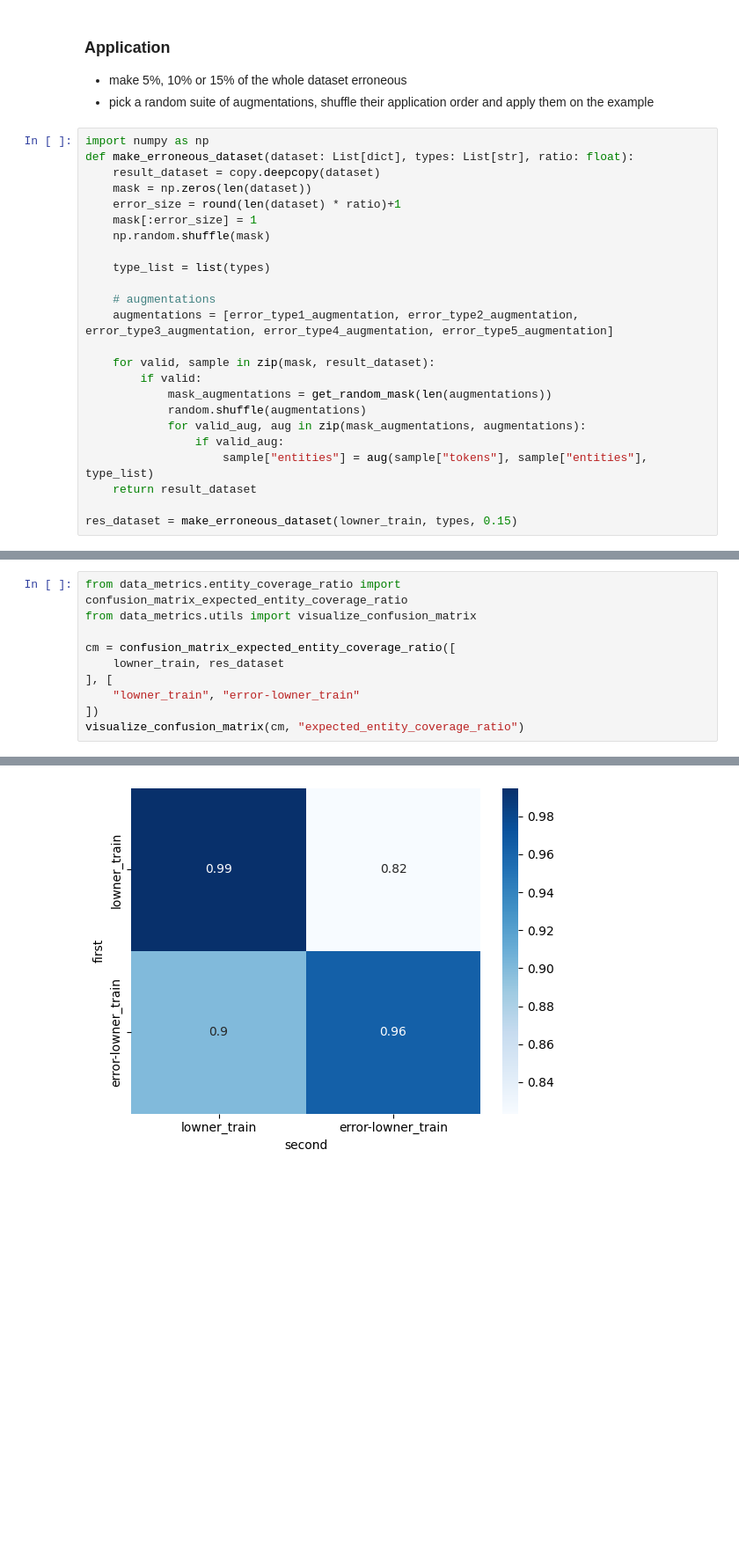
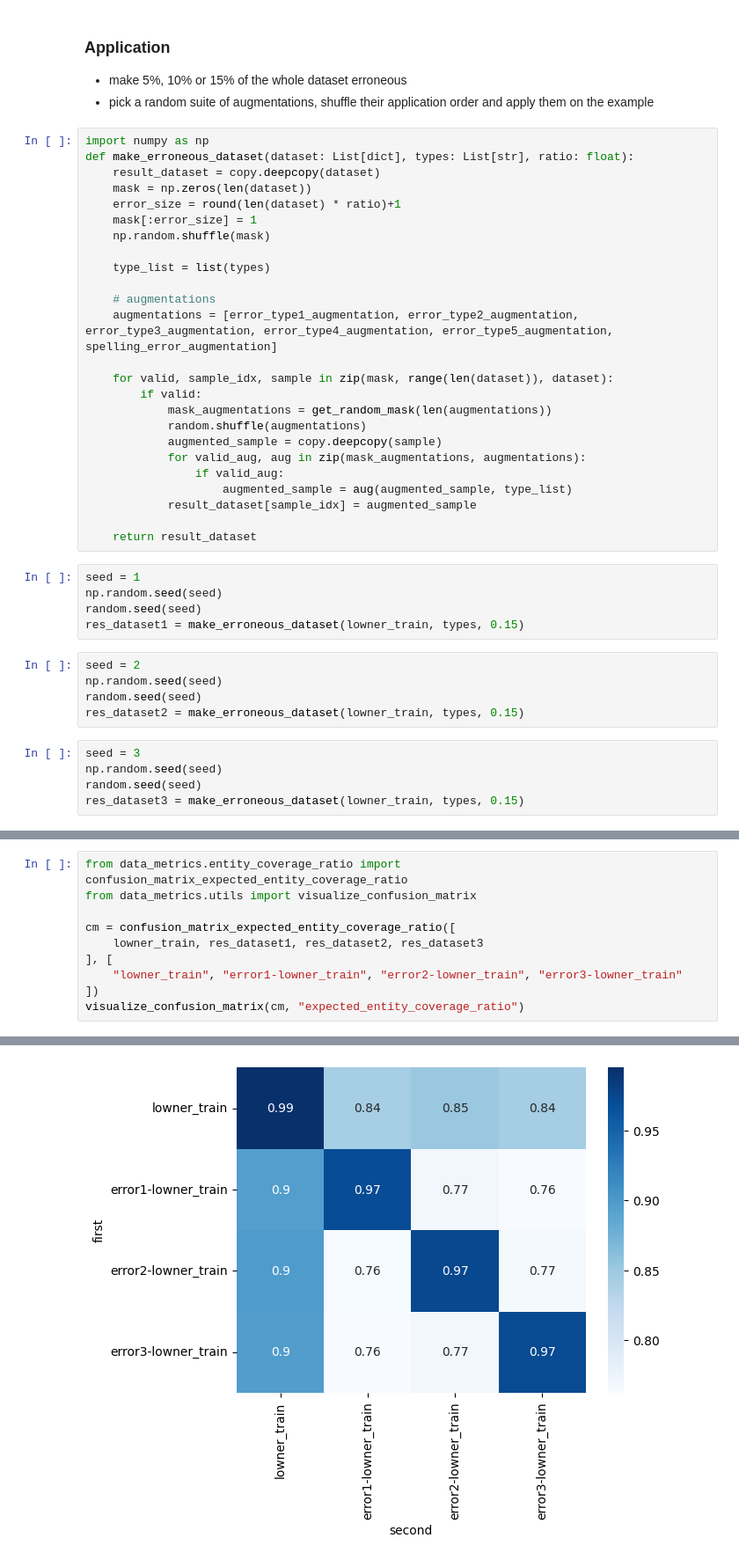
Before and after one commit to roebbert92/thesis, a Jupyter notebook: experiment_02.ipynb, the cells around one changed output, grey strips where cells are left out. Shown at 88% size. Cells and saved outputs as stored; diff of their text form; blank space fills up the shorter version.

Commit message:
augmentation done

```diff
--- a/experiment_02.ipynb
+++ b/experiment_02.ipynb
@@ -469,17 +591,33 @@ def make_erroneous_dataset(dataset: List[dict], types: List[str], ratio: float):
     type_list = list(types)
 
     # augmentations
-    augmentations = [error_type1_augmentation, error_type2_augmentation, error_type3_augmentation, error_type4_augmentation, error_type5_augmentation]
+    augmentations = [error_type1_augmentation, error_type2_augmentation, error_type3_augmentation, error_type4_augmentation, error_type5_augmentation, spelling_error_augmentation]
 
-    for valid, sample in zip(mask, result_dataset):
+    for valid, sample_idx, sample in zip(mask, range(len(dataset)), dataset):
         if valid:
             mask_augmentations = get_random_mask(len(augmentations))
             random.shuffle(augmentations)
+            augmented_sample = copy.deepcopy(sample)
             for valid_aug, aug in zip(mask_augmentations, augmentations):
                 if valid_aug:
-                    sample["entities"] = aug(sample["tokens"], sample["entities"], type_list)
+                    augmented_sample = aug(augmented_sample, type_list)
+            result_dataset[sample_idx] = augmented_sample
+
     return result_dataset
-
-res_dataset = make_erroneous_dataset(lowner_train, types, 0.15)
+# %%
+seed = 1
+np.random.seed(seed)
+random.seed(seed)
+res_dataset1 = make_erroneous_dataset(lowner_train, types, 0.15)
+# %%
+seed = 2
+np.random.seed(seed)
+random.seed(seed)
+res_dataset2 = make_erroneous_dataset(lowner_train, types, 0.15)
+# %%
+seed = 3
+np.random.seed(seed)
+random.seed(seed)
+res_dataset3 = make_erroneous_dataset(lowner_train, types, 0.15)
 # %% [markdown]
 TODO: Fix augmentation output, so that it just works on a sample, because keyboard augmentations
@@ -488,9 +627,9 @@ from data_metrics.entity_coverage_ratio import confusion_matrix_expected_entity_
 from data_metrics.utils import visualize_confusion_matrix
 
 cm = confusion_matrix_expected_entity_coverage_ratio([
-    lowner_train, res_dataset
+    lowner_train, res_dataset1, res_dataset2, res_dataset3
 ], [
-    "lowner_train", "error-lowner_train"
+    "lowner_train", "error1-lowner_train", "error2-lowner_train", "error3-lowner_train"
 ])
 visualize_confusion_matrix(cm, "expected_entity_coverage_ratio")
 # %% [output]
@@ -497 +653 @@ visualize_confusion_matrix(cm, "expected_entity_coverage_ratio")
-[figure, old version]
+[figure, new version]
```
Also changed, not shown: parts of 12 cells of this notebook.
